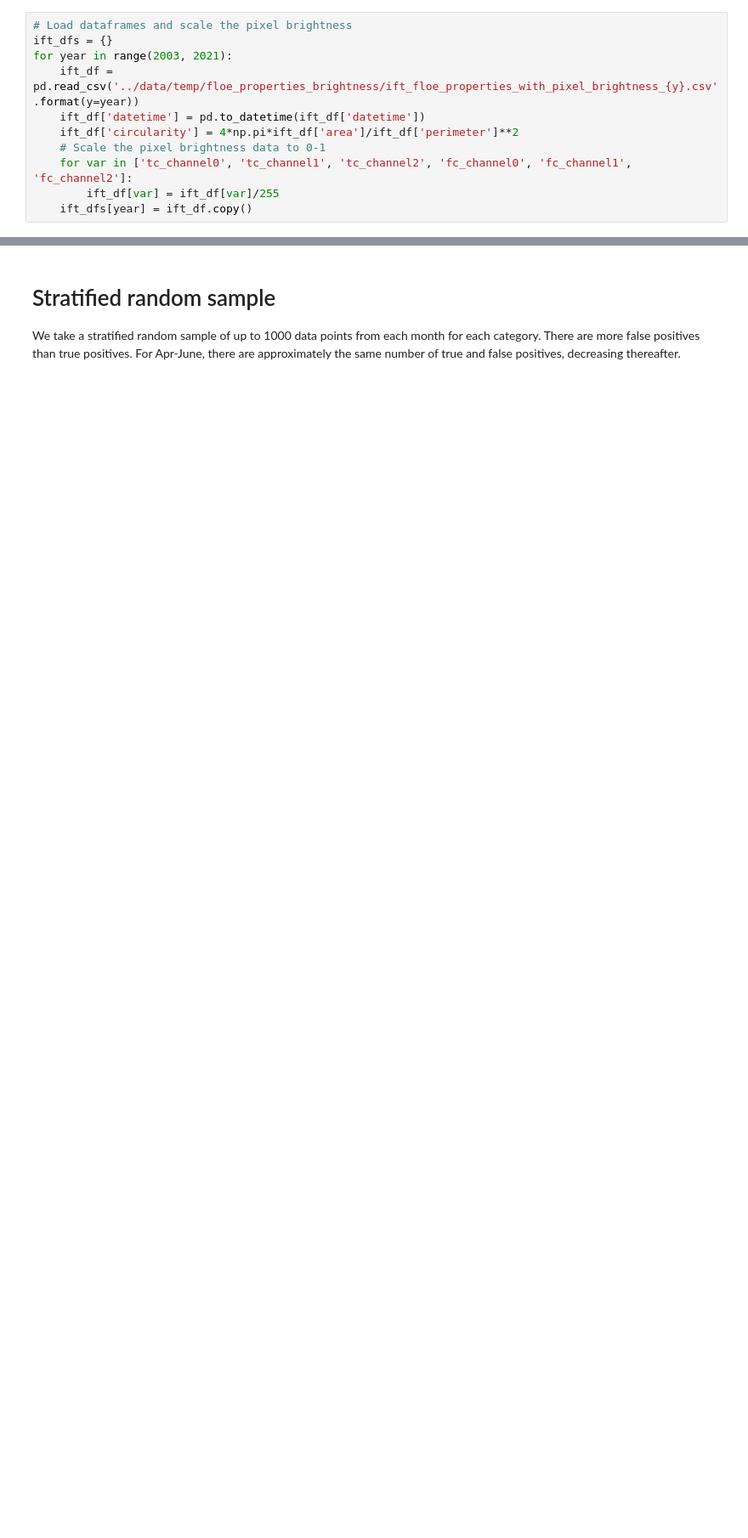
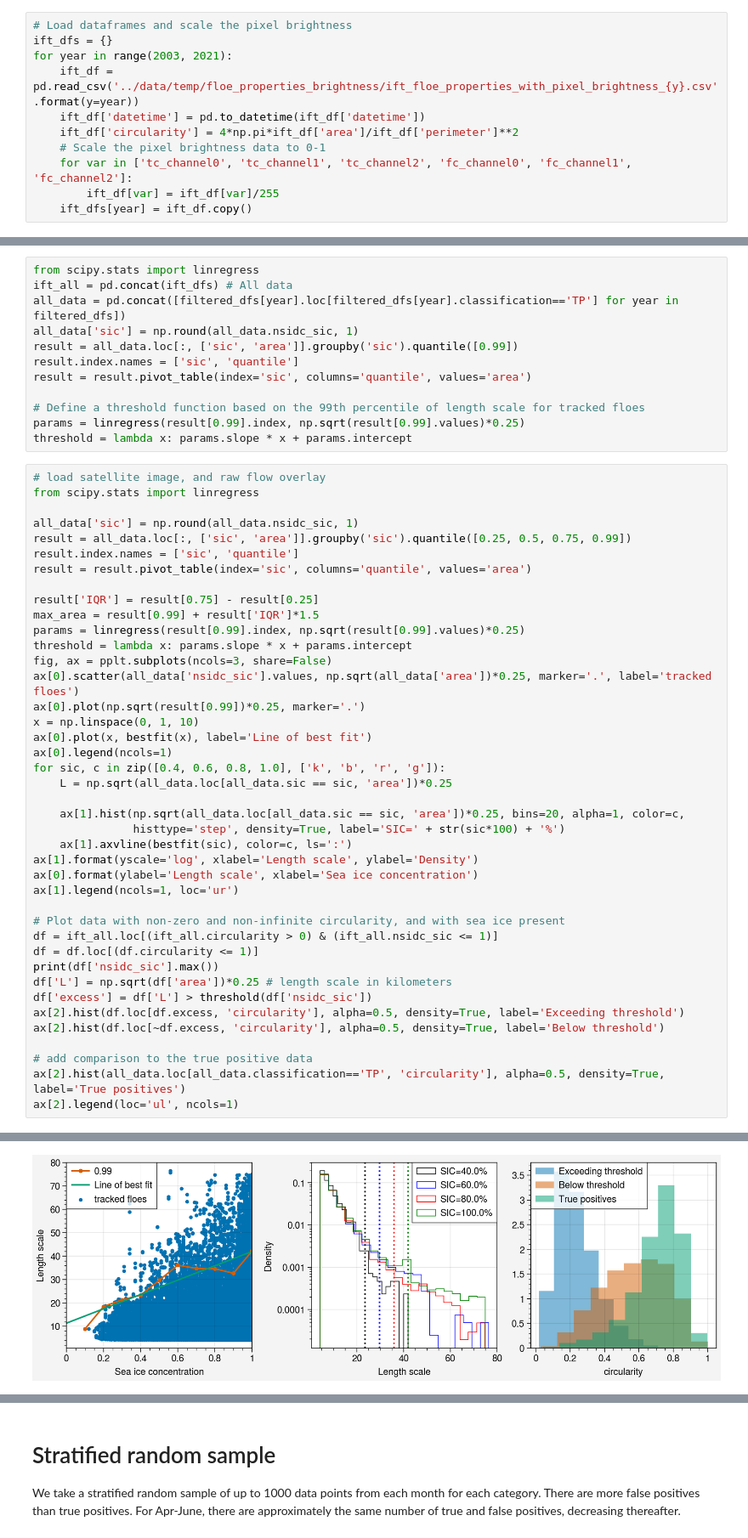
Before and after one commit to WilhelmusLab/process_fram_strait_v0, a Jupyter notebook: notebooks/logistic_regression_classifier.ipynb, the cells around one changed output, grey strips where cells are left out. Shown at 85% size. Cells and saved outputs as stored; diff of their text form; blank space fills up the shorter version.

```diff
--- a/notebooks/logistic_regression_classifier.ipynb
+++ b/notebooks/logistic_regression_classifier.ipynb
@@ -153,0 +281,54 @@ The distributions below show that there is considerable overlap in variables bet
+# %%
+from scipy.stats import linregress
+ift_all = pd.concat(ift_dfs) # All data
+all_data = pd.concat([filtered_dfs[year].loc[filtered_dfs[year].classification=='TP'] for year in filtered_dfs])
+all_data['sic'] = np.round(all_data.nsidc_sic, 1)
+result = all_data.loc[:, ['sic', 'area']].groupby('sic').quantile([0.99])
+result.index.names = ['sic', 'quantile']
+result = result.pivot_table(index='sic', columns='quantile', values='area')
+
+# Define a threshold function based on the 99th percentile of length scale for tracked floes
+params = linregress(result[0.99].index, np.sqrt(result[0.99].values)*0.25)
+threshold = lambda x: params.slope * x + params.intercept
+# %%
+# load satellite image, and raw flow overlay
+from scipy.stats import linregress
+
+all_data['sic'] = np.round(all_data.nsidc_sic, 1)
+result = all_data.loc[:, ['sic', 'area']].groupby('sic').quantile([0.25, 0.5, 0.75, 0.99])
+result.index.names = ['sic', 'quantile']
+result = result.pivot_table(index='sic', columns='quantile', values='area')
+
+result['IQR'] = result[0.75] - result[0.25]
+max_area = result[0.99] + result['IQR']*1.5
+params = linregress(result[0.99].index, np.sqrt(result[0.99].values)*0.25)
+threshold = lambda x: params.slope * x + params.intercept
+fig, ax = pplt.subplots(ncols=3, share=False)
+ax[0].scatter(all_data['nsidc_sic'].values, np.sqrt(all_data['area'])*0.25, marker='.', label='tracked floes')
+ax[0].plot(np.sqrt(result[0.99])*0.25, marker='.')
+x = np.linspace(0, 1, 10)
+ax[0].plot(x, bestfit(x), label='Line of best fit')
+ax[0].legend(ncols=1)
+for sic, c in zip([0.4, 0.6, 0.8, 1.0], ['k', 'b', 'r', 'g']):
+    L = np.sqrt(all_data.loc[all_data.sic == sic, 'area'])*0.25
+
+    ax[1].hist(np.sqrt(all_data.loc[all_data.sic == sic, 'area'])*0.25, bins=20, alpha=1, color=c,
+               histtype='step', density=True, label='SIC=' + str(sic*100) + '%')
+    ax[1].axvline(bestfit(sic), color=c, ls=':')
+ax[1].format(yscale='log', xlabel='Length scale', ylabel='Density')
+ax[0].format(ylabel='Length scale', xlabel='Sea ice concentration')
+ax[1].legend(ncols=1, loc='ur')
+
+# Plot data with non-zero and non-infinite circularity, and with sea ice present
+df = ift_all.loc[(ift_all.circularity > 0) & (ift_all.nsidc_sic <= 1)]
+df = df.loc[(df.circularity <= 1)]
+print(df['nsidc_sic'].max())
+df['L'] = np.sqrt(df['area'])*0.25 # length scale in kilometers
+df['excess'] = df['L'] > threshold(df['nsidc_sic'])
+ax[2].hist(df.loc[df.excess, 'circularity'], alpha=0.5, density=True, label='Exceeding threshold')
+ax[2].hist(df.loc[~df.excess, 'circularity'], alpha=0.5, density=True, label='Below threshold')
+
+# add comparison to the true positive data
+ax[2].hist(all_data.loc[all_data.classification=='TP', 'circularity'], alpha=0.5, density=True, label='True positives')
+ax[2].legend(loc='ul', ncols=1)
+# %% [output]
@@ -154,3 +337,4 @@ The distributions below show that there is considerable overlap in variables bet
+[figure, added]
 # %%
 import proplot as pplt
 all_data = pd.concat(filtered_dfs)
```
Also changed, not shown: parts of 19 cells of this notebook.
